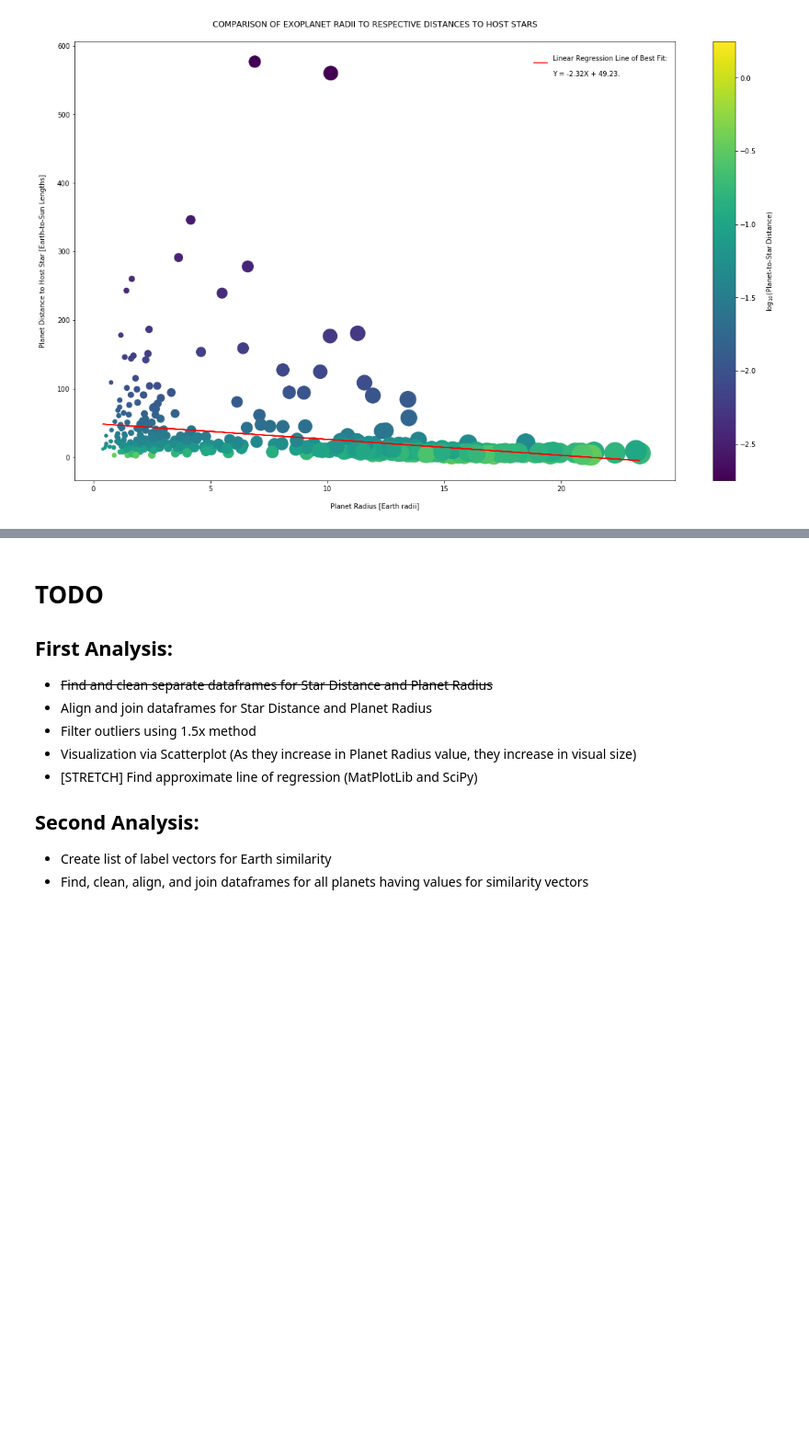
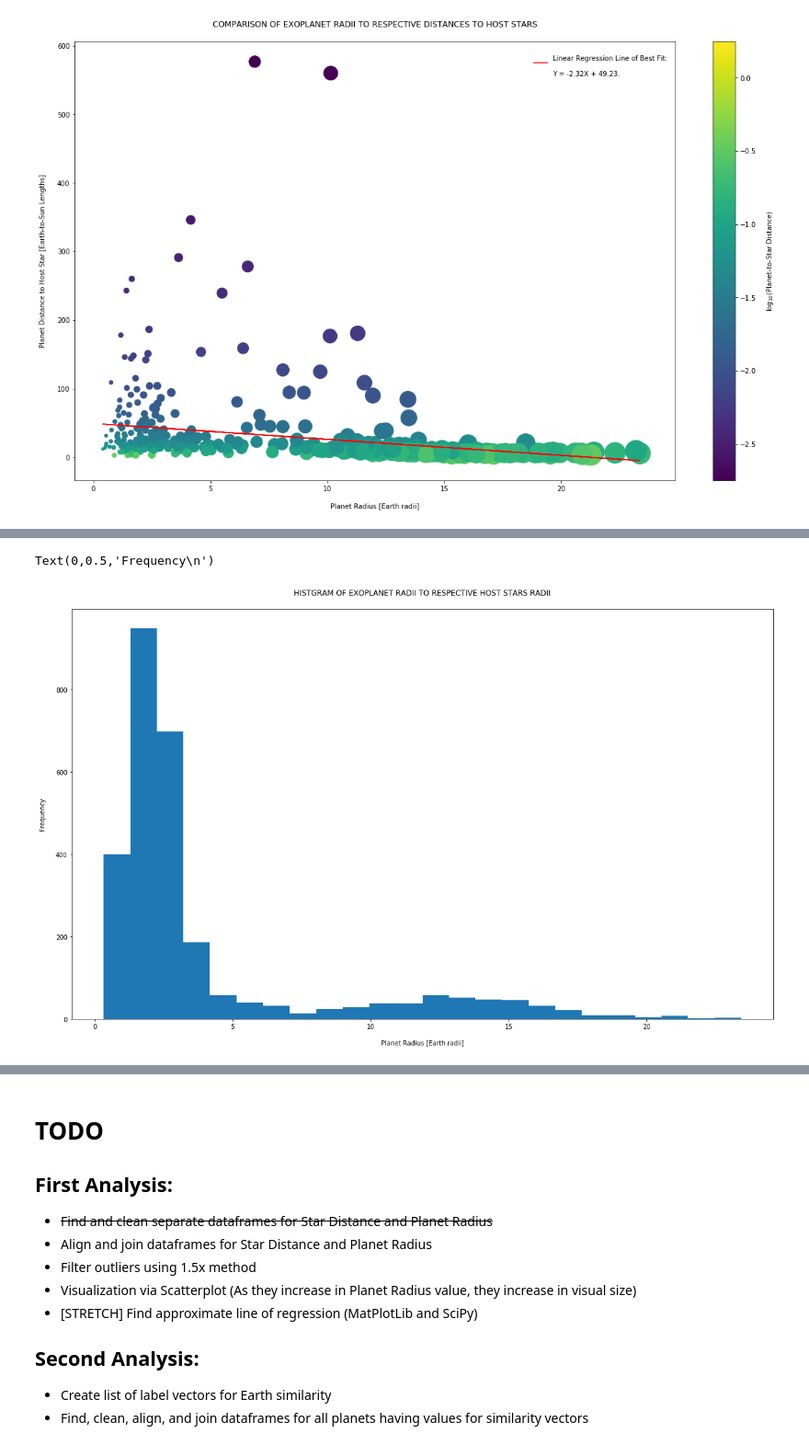
Before and after one commit to djprofessorkash/misc-data-projects, a Jupyter notebook: misc_projects/misc_playgrounds/planets_data_analysis.ipynb, the cells around one changed output, grey strips where cells are left out. Shown: that part at 92% size. Drawn from its saved outputs; the diff is of its cells as text; code cells hidden in the pictures; blank space fills up the shorter version.

```diff
--- a/misc_projects/misc_playgrounds/planets_data_analysis.ipynb
+++ b/misc_projects/misc_playgrounds/planets_data_analysis.ipynb
@@ -95,0 +172,8 @@ plt.rcParams['figure.figsize'] = fig_size
+# %%
+plt.hist(X, 24)
+plt.title('HISTGRAM OF EXOPLANET RADII TO RESPECTIVE HOST STARS RADII\n')
+plt.xlabel('\nPlanet Radius [Earth radii]')
+plt.ylabel('Frequency\n')
+# %% [output]
+Text(0,0.5,'Frequency\n')
+[figure, added]
```
Also changed, not shown: parts of 11 cells of this notebook.
